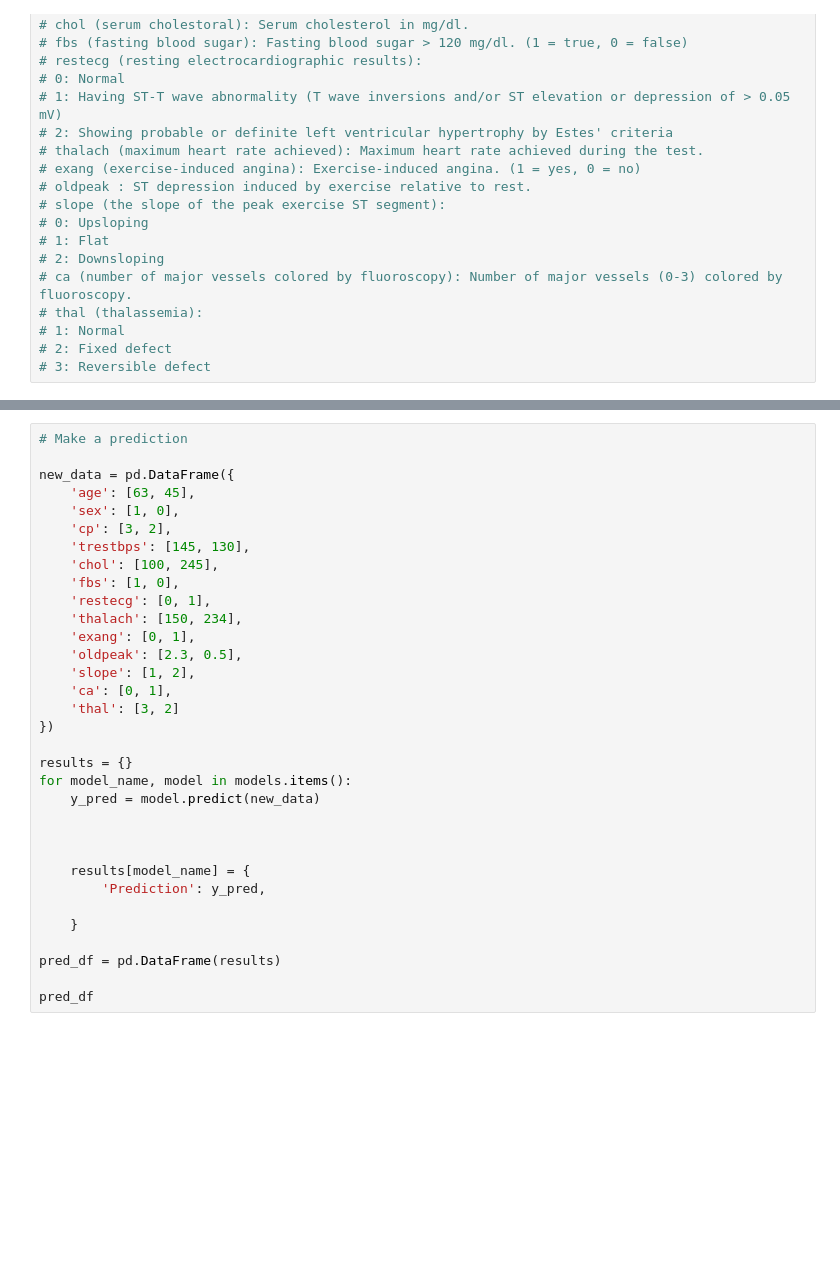
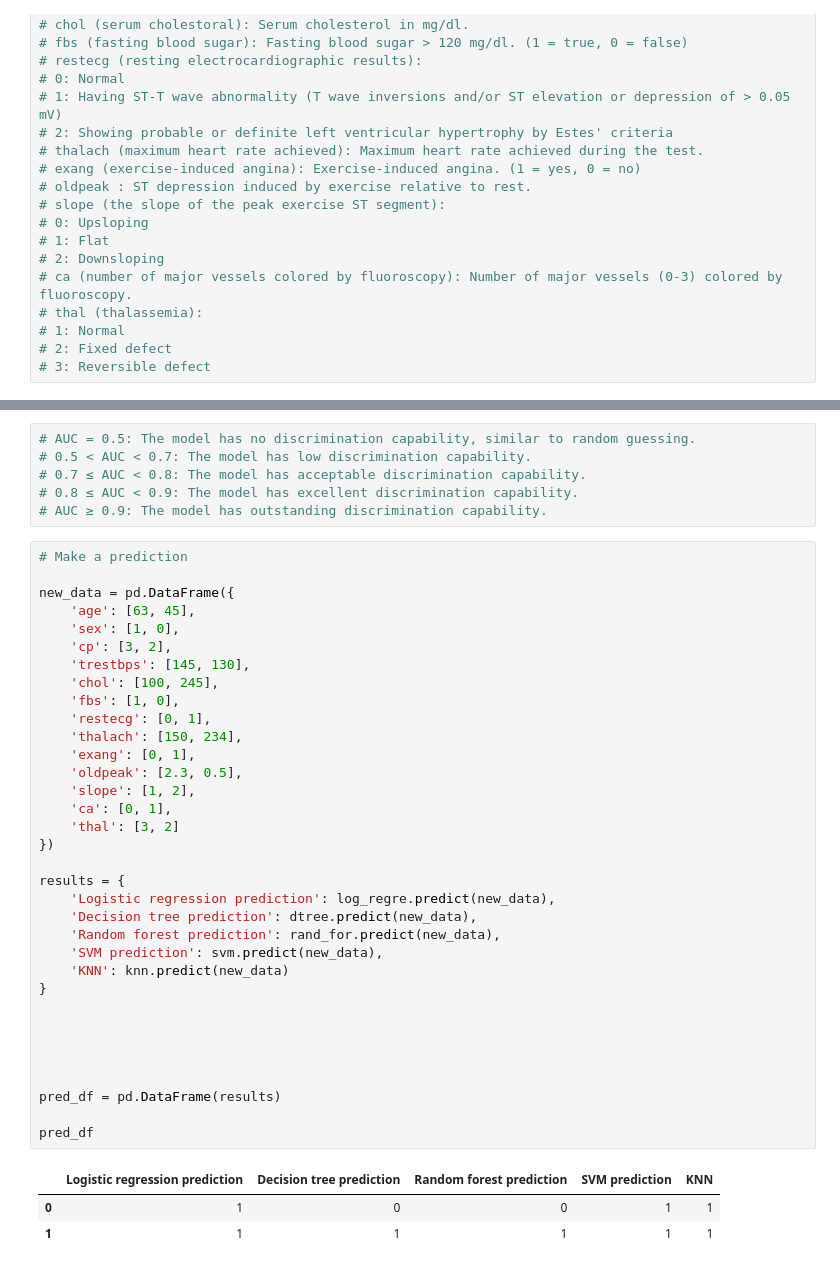
Before and after one commit to ndjek1/Ndjekornom-Victoire-2200705270, a Jupyter notebook: ndjekornom_victoire_day12.ipynb, the cells around one changed output, grey strips where cells are left out. Cells and saved outputs as stored; diff of their text form; blank space fills up the shorter version.

```diff
--- a/ndjekornom_victoire_day12.ipynb
+++ b/ndjekornom_victoire_day12.ipynb
@@ -170,33 +605,44 @@ print(results_df)
+# %%
+# AUC = 0.5: The model has no discrimination capability, similar to random guessing.
+# 0.5 < AUC < 0.7: The model has low discrimination capability.
+# 0.7 ≤ AUC < 0.8: The model has acceptable discrimination capability.
+# 0.8 ≤ AUC < 0.9: The model has excellent discrimination capability.
+# AUC ≥ 0.9: The model has outstanding discrimination capability.
 # %%
 # Make a prediction
 
 new_data = pd.DataFrame({
     'age': [63, 45],
     'sex': [1, 0],
     'cp': [3, 2],
     'trestbps': [145, 130],
     'chol': [100, 245],
     'fbs': [1, 0],
     'restecg': [0, 1],
     'thalach': [150, 234],
     'exang': [0, 1],
     'oldpeak': [2.3, 0.5],
     'slope': [1, 2],
     'ca': [0, 1],
     'thal': [3, 2]
 })
 
-results = {}
-for model_name, model in models.items():
-    y_pred = model.predict(new_data)
+results = {
+    'Logistic regression prediction': log_regre.predict(new_data),
+    'Decision tree prediction': dtree.predict(new_data),
+    'Random forest prediction': rand_for.predict(new_data),
+    'SVM prediction': svm.predict(new_data),
+    'KNN': knn.predict(new_data)
+}
 
 
 
-    results[model_name] = {
-        'Prediction': y_pred,
 
-    }
 
 pred_df = pd.DataFrame(results)
 
 pred_df
+# %% [output]
+|  | Logistic regression prediction | Decision tree prediction | Random forest prediction | SVM prediction | KNN |
+| 0 | 1 | 0 | 0 | 1 | 1 |
+| 1 | 1 | 1 | 1 | 1 | 1 |
```
Also changed, not shown: parts of 17 cells of this notebook, 1 other file.
